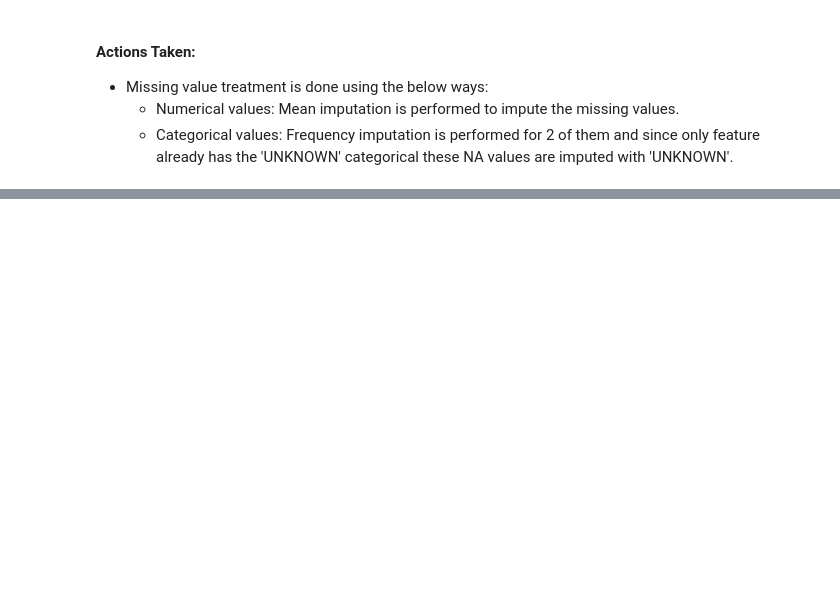
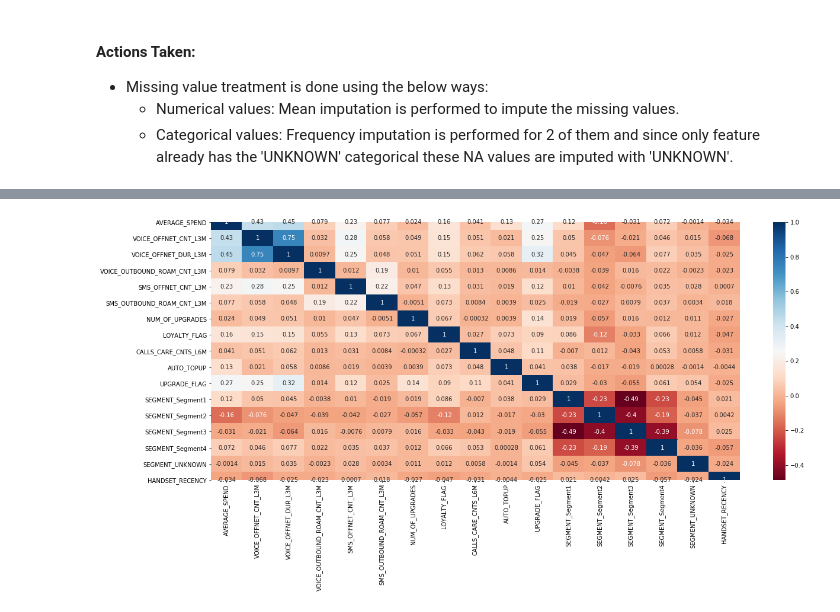
Before and after one commit to rameshs-data/Customer_Upgrade_Prediction, a Jupyter notebook: CustomerUpgradePrediction.ipynb, the cells around one changed output, grey strips where cells are left out. Saved outputs shown, nothing was run; the diff lists cells and outputs as text; code cells hidden in the pictures; blank space fills up the shorter version.

```diff
--- a/CustomerUpgradePrediction.ipynb
+++ b/CustomerUpgradePrediction.ipynb
@@ -321,0 +332,17 @@ Counter({'N': 10189, 'Y': 161})
+# %%
+# Replacing Yes, No to 1 and 0
+data = data.replace({'LOYALTY_FLAG': {'Yes': 1, 'No': 0},
+                    'AUTO_TOPUP': {'Y': 1, 'N': 0},
+                   'UPGRADE_FLAG': {'YES': 1,'NO': 0}} )
+
+# for i in cat_cols:
+#     print(Counter(data[i]))
+# %%
+# Converting categorical feature 'SEGMENT' to dummies
+data = pd.get_dummies(data, columns=['SEGMENT'])
+# %%
+# Creating handset recency column
+data['HANDSET_RECENCY'] = (data['HANDSET_LATEST_DATE']-data['HANDSET_FIRST_DATE']).dt.days
+
+# Dropping date columns
+data.drop(['HANDSET_FIRST_DATE','HANDSET_LATEST_DATE'], axis=1, inplace=True)
@@ -321,0 +369,3 @@ Counter({'N': 10189, 'Y': 161})
+# %%
+# Removing the rows with Hanset_Recency less than 0
+data = data[data['HANDSET_RECENCY']>0]
@@ -321,0 +393,5 @@ Counter({'N': 10189, 'Y': 161})
+# %%
+pyplot.figure(figsize=(20,8))
+sns.heatmap(data.corr(),cmap='RdBu',annot=True);
+# %% [output]
+[figure, added]
```
Also changed, not shown: parts of 25 cells of this notebook.
